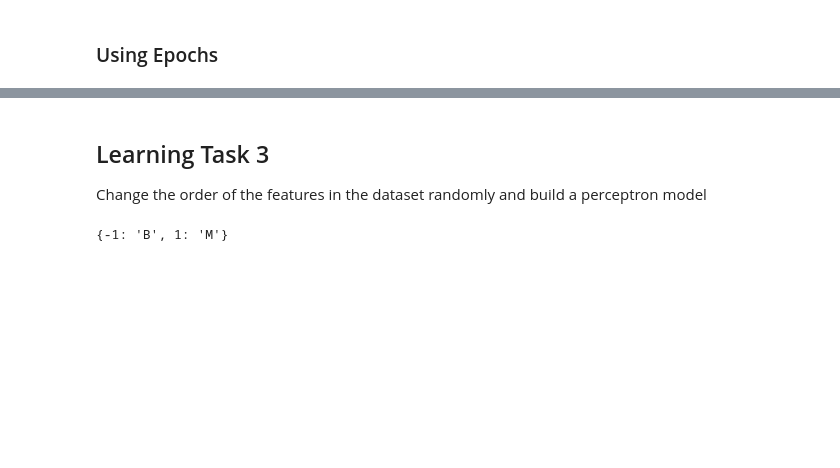
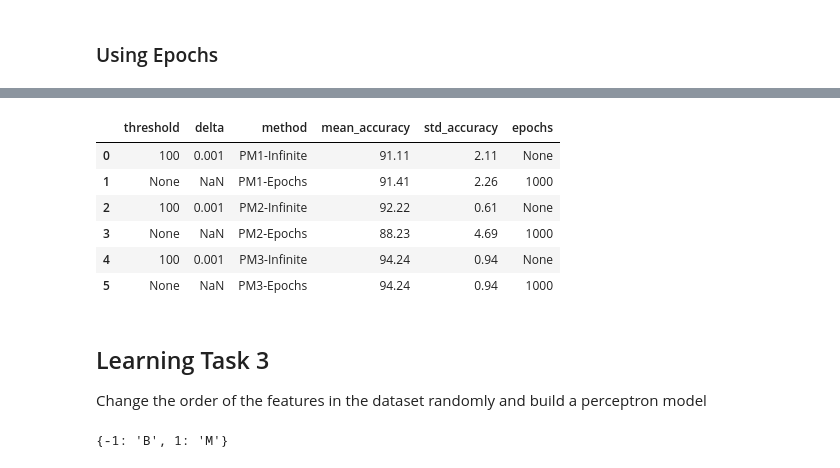
Before and after one commit to majimearun/ml-assignments, a Jupyter notebook: Assignment 1/Tasks/Perceptron.ipynb, the cells around one changed output, grey strips where cells are left out. Saved outputs shown, nothing was run; the diff lists cells and outputs as text; code cells hidden in the pictures; blank space fills up the shorter version.

```diff
--- a/Assignment 1/Tasks/Perceptron.ipynb
+++ b/Assignment 1/Tasks/Perceptron.ipynb
@@ -109,14 +153,16 @@ Breaking as not improving
 ### Using epochs
 # %%
 accuracies:list[float]=[]
-for split in splits:
+for i, split in enumerate(splits):
+    print(f"Split {i}:")
     train, test = split
     train = train.sample(frac=1).reset_index(drop=True)
     X_train, y_train = train.drop(columns=["diagnosis"]).to_numpy(), train["diagnosis"].to_numpy()
     X_test, y_test = test.drop(columns=["diagnosis"]).to_numpy(), test["diagnosis"].to_numpy()
     pm2.fit(X_train,y_train,False,epochs=1000)
-    tp,tn,fp,fn=pm2.score(X_test,y_test)
+    tp,tn,fp,fn=pm2.score(X_test,y_test, _print=True)
     accuracies.append((tp + tn) / (tp + tn + fp + fn))
+    print("-----------------------")
 result_dict ={"threshold":None,"delta":None,"method":"PM2-Epochs",
               "mean_accuracy": np.round((np.mean(accuracies)*100), 2),
                 "std_accuracy": np.round((np.std(accuracies)*100), 2)
@@ -127,7 +199,7 @@ results = results.append(result_dict,ignore_index=True)
 
 Build a perceptron model on normalized data
 # %%
-splits = preprocessor.preprocess(n_splits=10,standardize=True,labels=[-1,1]) # splitting into training and testing
+splits = preprocessor.preprocess(n_splits=10,standardize=True, drop_na=False, labels=[-1,1]) # splitting into training and testing
 # %% [output]
 {-1: 'B', 1: 'M'}
 # %% [markdown]
@@ -178,3 +279,13 @@ results = results.append(result_dict,ignore_index=True)
+# %%
+results
+# %% [output]
+|  | threshold | delta | method | mean_accuracy | std_accuracy | epochs |
+| 0 | 100 | 0.001 | PM1-Infinite | 91.11 | 2.11 | None |
+| 1 | None | NaN | PM1-Epochs | 91.41 | 2.26 | 1000 |
+| 2 | 100 | 0.001 | PM2-Infinite | 92.22 | 0.61 | None |
+| 3 | None | NaN | PM2-Epochs | 88.23 | 4.69 | 1000 |
+| 4 | 100 | 0.001 | PM3-Infinite | 94.24 | 0.94 | None |
+| 5 | None | NaN | PM3-Epochs | 94.24 | 0.94 | 1000 |
 # %% [markdown]
 ## Learning Task 3
 
```
Also changed, not shown: parts of 12 cells of this notebook, 1 other file.
